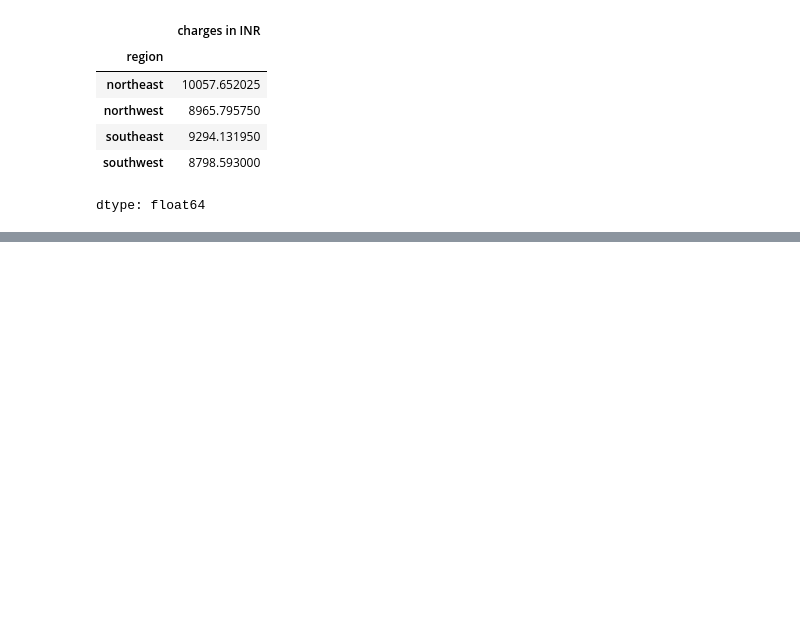
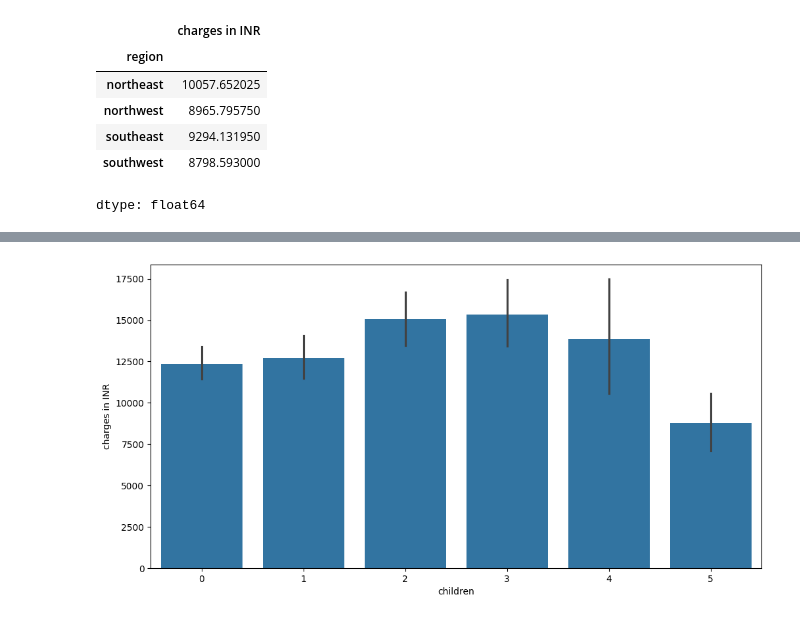
Before and after one commit to ShravanJadhav/Medibuddy_Analysis, a Jupyter notebook: Medibuddy_Insurance_Analysis.ipynb, the cells around one changed output, grey strips where cells are left out. Saved outputs shown, nothing was run; the diff lists cells and outputs as text; code cells hidden in the pictures; blank space fills up the shorter version.

```diff
--- a/Medibuddy_Insurance_Analysis.ipynb
+++ b/Medibuddy_Insurance_Analysis.ipynb
@@ -8,7 +8,7 @@ import matplotlib.pyplot as plt
 
 %matplotlib inline
 # %%
-data_price = pd.read_excel('/content/Sample_Data/Medibuddy Insurance Data Price.xlsx')
+data_price = pd.read_excel('/content/Medibuddy Insurance Data Price.xlsx')
 # %%
 data_price.head()
 # %% [output]
@@ -19,7 +19,7 @@ data_price.head()
 | 3 | PLC156925 | 33 | male | 22.705 | 21984.47061 |
 | 4 | PLC156934 | 32 | male | 28.880 | 3866.85520 |
 # %%
-data_personal_details = pd.read_excel('/content/Sample_Data/Medibuddy insurance data personal details.xlsx')
+data_personal_details = pd.read_excel('/content/Medibuddy insurance data personal details.xlsx')
 # %%
 data_personal_details.head()
 # %% [output]
@@ -149,0 +187,6 @@ dtype: float64
+# %%
+matplotlib.rcParams['figure.figsize']=(12,6)
+sns.barplot(x='children',y='charges in INR', data = mainData)
+plt.show()
+# %% [output]
+[figure, added]
```
Also changed, not shown: parts of 20 cells of this notebook.
